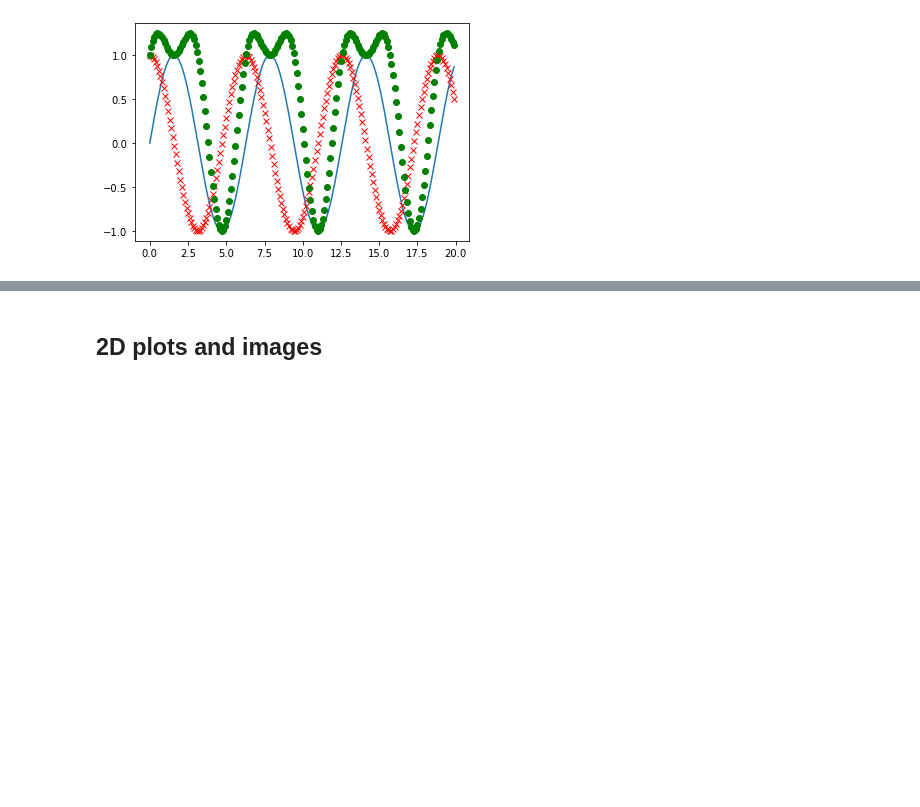
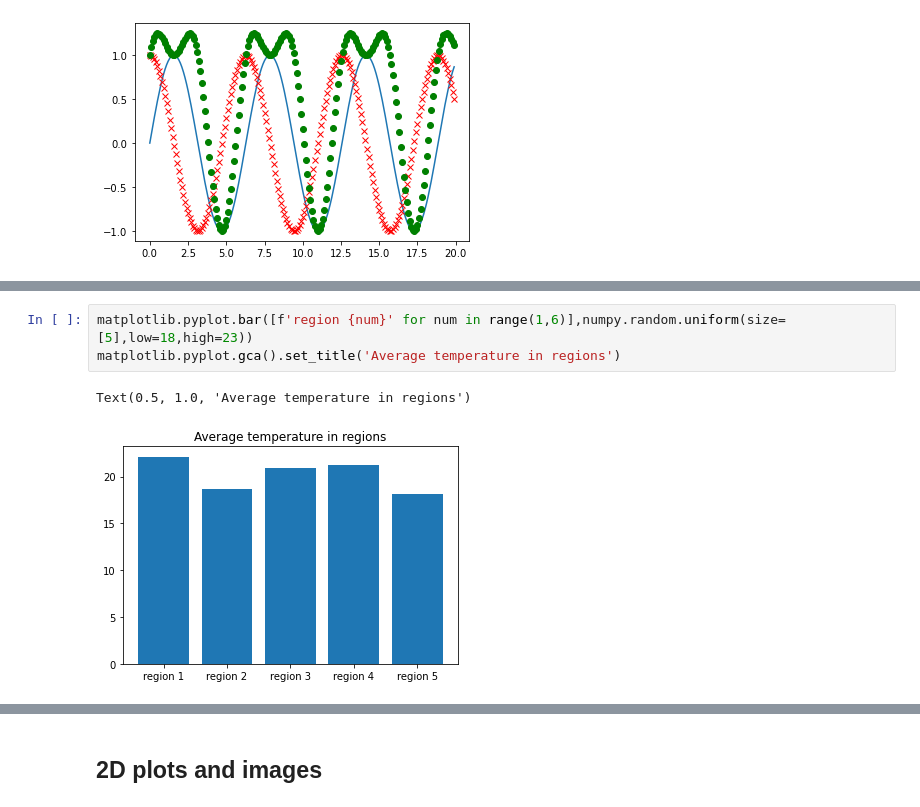
Before and after one commit to informatics-lab/intro_python_data_analysis, a Jupyter notebook: 04_PythonPlotting.ipynb, the cells around one changed output, grey strips where cells are left out. Drawn from its saved outputs; the diff is of its cells as text; blank space fills up the shorter version.

```diff
--- a/04_PythonPlotting.ipynb
+++ b/04_PythonPlotting.ipynb
@@ -51,0 +79,6 @@ matplotlib.pyplot.bar(range(len(x_scatter)), x_scatter)
+# %%
+matplotlib.pyplot.bar([f'region {num}' for num in range(1,6)],numpy.random.uniform(size=[5],low=18,high=23))
+matplotlib.pyplot.gca().set_title('Average temperature in regions')
+# %% [output]
+Text(0.5, 1.0, 'Average temperature in regions')
+[figure, added]
```
Also changed, not shown: parts of 16 cells of this notebook, 5 other files.
